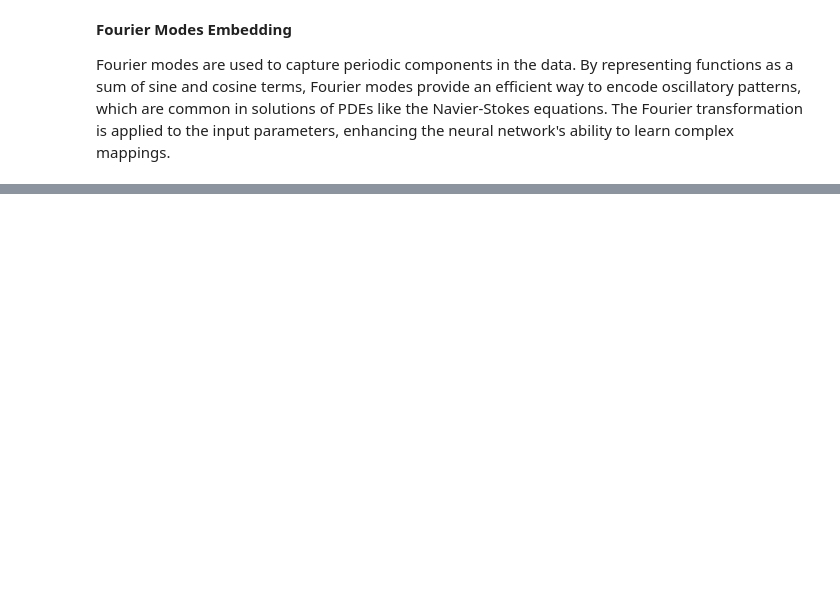
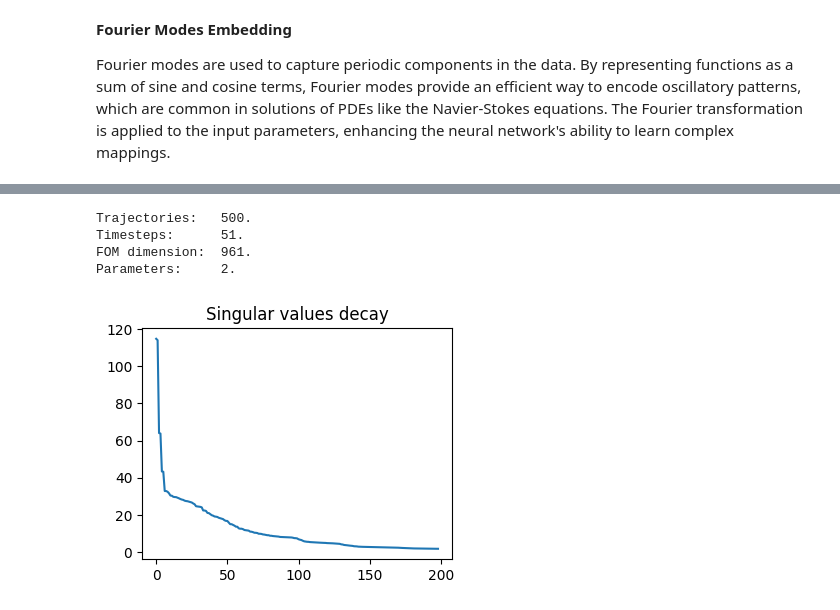
Before and after one commit to LuigiPagani/DL-ROM-for-Navier-Stokes, a Jupyter notebook: NAML_Project.ipynb, the cells around one changed output, grey strips where cells are left out. Cells and saved outputs as stored; diff of their text form; code cells hidden in the pictures; blank space fills up the shorter version.

```diff
--- a/NAML_Project.ipynb
+++ b/NAML_Project.ipynb
@@ -411,0 +503,43 @@ DL-ROM simulation time: 0.007s.
+# %%
+u = np.load("snapshots.npy")
+mu = np.load("params.npy")
+# %%
+from dlroms import*
+mu, u = dv.tensor(mu), dv.tensor(u)
+nh = 961
+ntimes = 51
+ndata = mu.shape[0]
+ntrain = ndata*ntimes //2
+p = mu.shape[-1]
+print("Trajectories:\t%d." % ndata)
+print("Timesteps:\t%d." % ntimes)
+print("FOM dimension:\t%d." % nh)
+print("Parameters:\t%d." % p)
+
+
+mut = dv.zeros(ndata, ntimes, p+1)
+times = dv.tensor(np.linspace(0, 3.5, ntimes))
+for i in range(ndata):
+    mut[i,:,:2] = mu[i]
+    mut[i,:, 2] = times
+# %% [output]
+Trajectories:   500.
+Timesteps:      51.
+FOM dimension:  961.
+Parameters:     2.
+# %%
+u = u.reshape(-1, nh)
+mut = mut.reshape(-1, p+1)
+# %%
+# Preliminary check to justify the use of autoencoder.
+from scipy.linalg import svd
+import matplotlib.pyplot as plt
+
+
+_, s, _ = svd(u[:ntrain].T.cpu().numpy(), full_matrices = True)
+plt.figure(figsize = (4, 3))
+plt.plot(s[1:200])
+plt.title("Singular values decay")
+plt.show()
+# %% [output]
+[figure, added]
```
Also changed, not shown: parts of 19 cells of this notebook.
